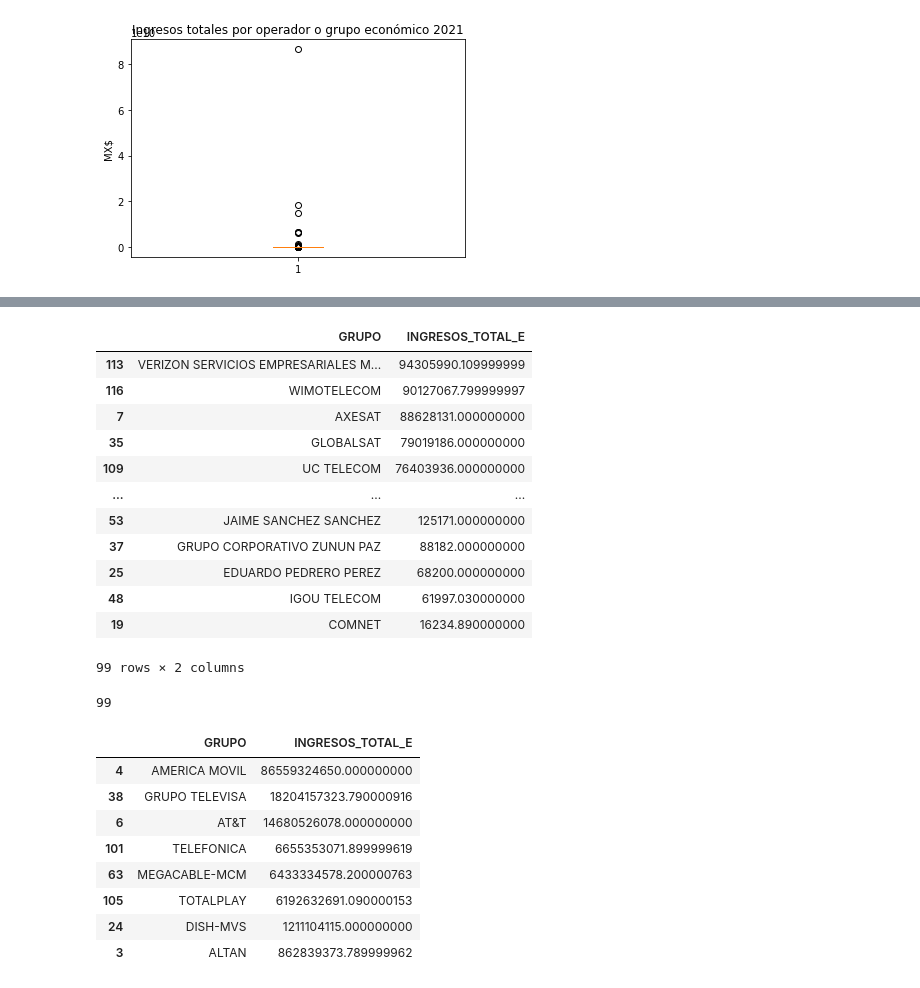
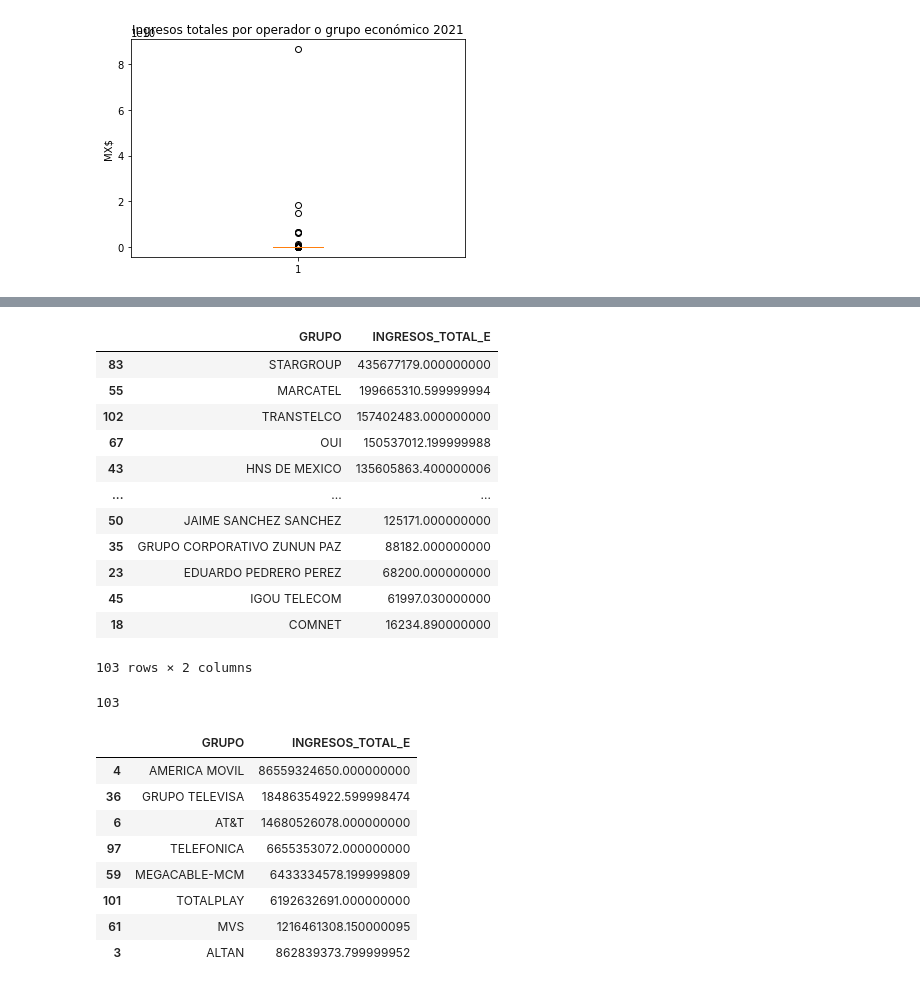
Before and after one commit to RodGuarneros/BiasAnalysis, a Jupyter notebook: Umbral_CPO_Ingresos2021_final.ipynb, the cells around one changed output, grey strips where cells are left out. Drawn from its saved outputs; the diff is of its cells as text; code cells hidden in the pictures.

```diff
--- a/selección_CPO_Ingresos2021_final.ipynb
+++ b/Umbral_CPO_Ingresos2021_final.ipynb
@@ -345,40 +342,40 @@ Los ingresos extremadamente grandes son aquellos que son mayores o iguales a $ 6
 # %%
 # de la lista de operadores que tienen un ingreso menor al upper bound son:
 
 # Los que quedan dentro del CPO
-cpo = ingresos_agrupados_transformables[ingresos_agrupados_transformables['INGRESOS_TOTAL_E']<=636111708.5629226].sort_values(by=['INGRESOS_TOTAL_E'], ascending=False)
+cpo = ingresos_agrupados_transformables[ingresos_agrupados_transformables['INGRESOS_TOTAL_E']<=569732002.7588253].sort_values(by=['INGRESOS_TOTAL_E'], ascending=False)
 cpo
 # %% [output]
 |  | GRUPO | INGRESOS_TOTAL_E |
-| 113 | VERIZON SERVICIOS EMPRESARIALES M... | 94305990.109999999 |
-| 116 | WIMOTELECOM | 90127067.799999997 |
-| 7 | AXESAT | 88628131.000000000 |
-| 35 | GLOBALSAT | 79019186.000000000 |
-| 109 | UC TELECOM | 76403936.000000000 |
+| 83 | STARGROUP | 435677179.000000000 |
+| 55 | MARCATEL | 199665310.599999994 |
+| 102 | TRANSTELCO | 157402483.000000000 |
+| 67 | OUI | 150537012.199999988 |
+| 43 | HNS DE MEXICO | 135605863.400000006 |
 | ... | ... | ... |
-| 53 | JAIME SANCHEZ SANCHEZ | 125171.000000000 |
-| 37 | GRUPO CORPORATIVO ZUNUN PAZ | 88182.000000000 |
-| 25 | EDUARDO PEDRERO PEREZ | 68200.000000000 |
-| 48 | IGOU TELECOM | 61997.030000000 |
-| 19 | COMNET | 16234.890000000 |
+| 50 | JAIME SANCHEZ SANCHEZ | 125171.000000000 |
+| 35 | GRUPO CORPORATIVO ZUNUN PAZ | 88182.000000000 |
+| 23 | EDUARDO PEDRERO PEREZ | 68200.000000000 |
+| 45 | IGOU TELECOM | 61997.030000000 |
+| 18 | COMNET | 16234.890000000 |
-99 rows × 2 columns
+103 rows × 2 columns
 # %%
 len(cpo['GRUPO'])
 # %% [output]
-99
+103
 # %%
-no_cpo = ingresos_agrupados_transformables[ingresos_agrupados_transformables['INGRESOS_TOTAL_E']>636111708.5629226].sort_values(by=['INGRESOS_TOTAL_E'], ascending=False)
+no_cpo = ingresos_agrupados_transformables[ingresos_agrupados_transformables['INGRESOS_TOTAL_E']>569732002.7588253].sort_values(by=['INGRESOS_TOTAL_E'], ascending=False)
 no_cpo
 # %% [output]
 |  | GRUPO | INGRESOS_TOTAL_E |
 | 4 | AMERICA MOVIL | 86559324650.000000000 |
-| 38 | GRUPO TELEVISA | 18204157323.790000916 |
+| 36 | GRUPO TELEVISA | 18486354922.599998474 |
 | 6 | AT&T | 14680526078.000000000 |
-| 101 | TELEFONICA | 6655353071.899999619 |
-| 63 | MEGACABLE-MCM | 6433334578.200000763 |
-| 105 | TOTALPLAY | 6192632691.090000153 |
-| 24 | DISH-MVS | 1211104115.000000000 |
-| 3 | ALTAN | 862839373.789999962 |
+| 97 | TELEFONICA | 6655353072.000000000 |
+| 59 | MEGACABLE-MCM | 6433334578.199999809 |
+| 101 | TOTALPLAY | 6192632691.000000000 |
+| 61 | MVS | 1216461308.150000095 |
+| 3 | ALTAN | 862839373.799999952 |
 # %%
 # Gap entre el mejor ingreso en los CPO y el peor ingreso en los que son descartados de pertenecer a los CPO.
 
```
Also changed, not shown: parts of 20 cells of this notebook, 7 other files.
